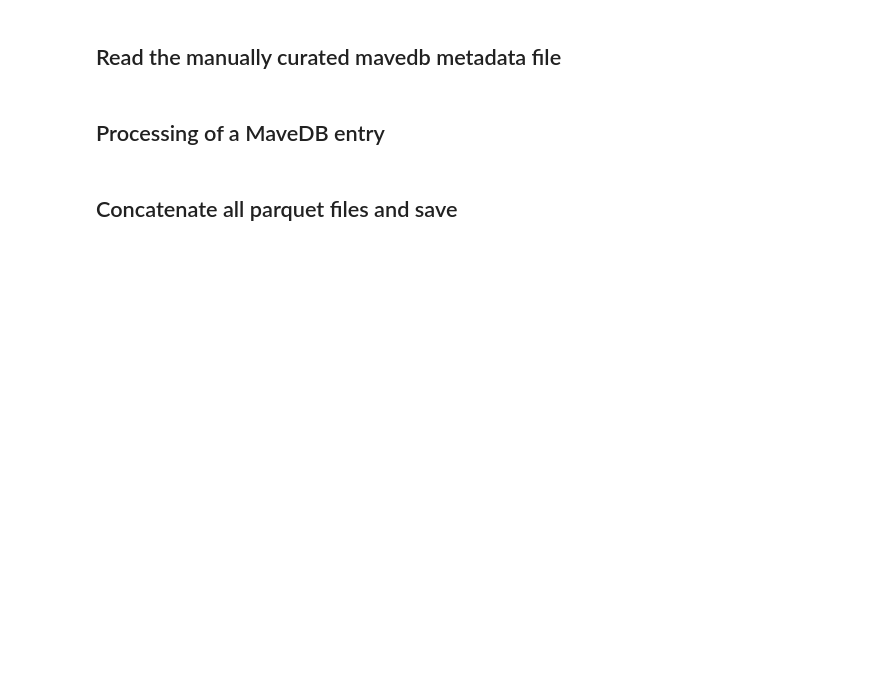
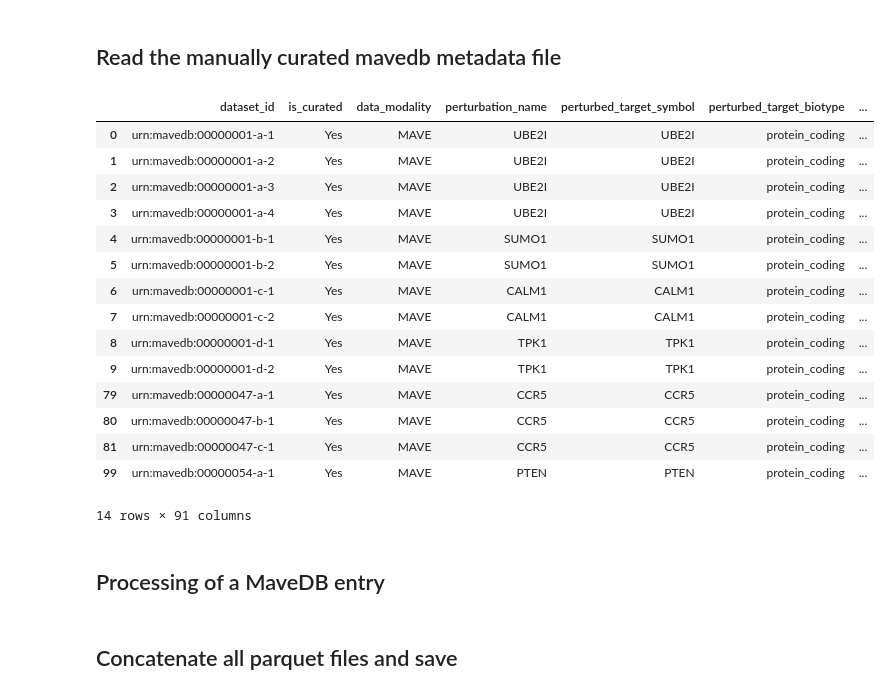
Before and after one commit to EMBL-EBI-ABC/PerturbationCatalogue, a Jupyter notebook: data_exploration/MaveDB/curation_notebooks/mavedb_curation.ipynb, the cells around one changed output. Saved outputs shown, nothing was run; the diff lists cells and outputs as text; code cells hidden in the pictures; blank space fills up the shorter version.

```diff
--- a/data_exploration/MaveDB/curation_notebooks/mavedb_curation.ipynb
+++ b/data_exploration/MaveDB/curation_notebooks/mavedb_curation.ipynb
@@ -24,7 +48,26 @@ mavedb_metadata.head()
 # %%
 mavedb_metadata_cur = pd.read_excel("../mavedb_studies.xlsx")
 # filter for curated only
 mavedb_metadata_cur = mavedb_metadata_cur[mavedb_metadata_cur['is_curated'] == 'Yes']
+
+mavedb_metadata_cur
+# %% [output]
+|  | dataset_id | is_curated | data_modality | perturbation_name | perturbed_target_symbol | perturbed_target_biotype | ... |
+| 0 | urn:mavedb:00000001-a-1 | Yes | MAVE | UBE2I | UBE2I | protein_coding | ... |
+| 1 | urn:mavedb:00000001-a-2 | Yes | MAVE | UBE2I | UBE2I | protein_coding | ... |
+| 2 | urn:mavedb:00000001-a-3 | Yes | MAVE | UBE2I | UBE2I | protein_coding | ... |
+| 3 | urn:mavedb:00000001-a-4 | Yes | MAVE | UBE2I | UBE2I | protein_coding | ... |
+| 4 | urn:mavedb:00000001-b-1 | Yes | MAVE | SUMO1 | SUMO1 | protein_coding | ... |
+| 5 | urn:mavedb:00000001-b-2 | Yes | MAVE | SUMO1 | SUMO1 | protein_coding | ... |
+| 6 | urn:mavedb:00000001-c-1 | Yes | MAVE | CALM1 | CALM1 | protein_coding | ... |
+| 7 | urn:mavedb:00000001-c-2 | Yes | MAVE | CALM1 | CALM1 | protein_coding | ... |
+| 8 | urn:mavedb:00000001-d-1 | Yes | MAVE | TPK1 | TPK1 | protein_coding | ... |
+| 9 | urn:mavedb:00000001-d-2 | Yes | MAVE | TPK1 | TPK1 | protein_coding | ... |
+| 79 | urn:mavedb:00000047-a-1 | Yes | MAVE | CCR5 | CCR5 | protein_coding | ... |
+| 80 | urn:mavedb:00000047-b-1 | Yes | MAVE | CCR5 | CCR5 | protein_coding | ... |
+| 81 | urn:mavedb:00000047-c-1 | Yes | MAVE | CCR5 | CCR5 | protein_coding | ... |
+| 99 | urn:mavedb:00000054-a-1 | Yes | MAVE | PTEN | PTEN | protein_coding | ... |
+14 rows × 91 columns
 # %% [markdown]
 ## Processing of a MaveDB entry
 # %%
```
Also changed, not shown: parts of 3 cells of this notebook.
